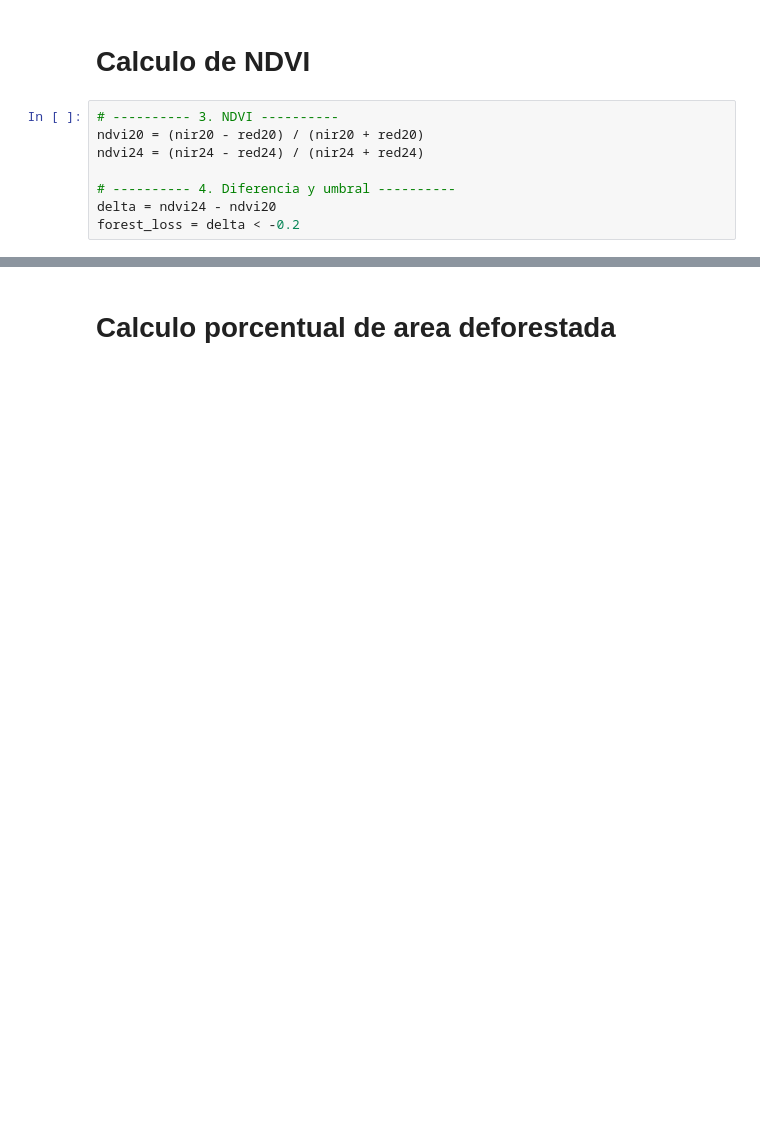
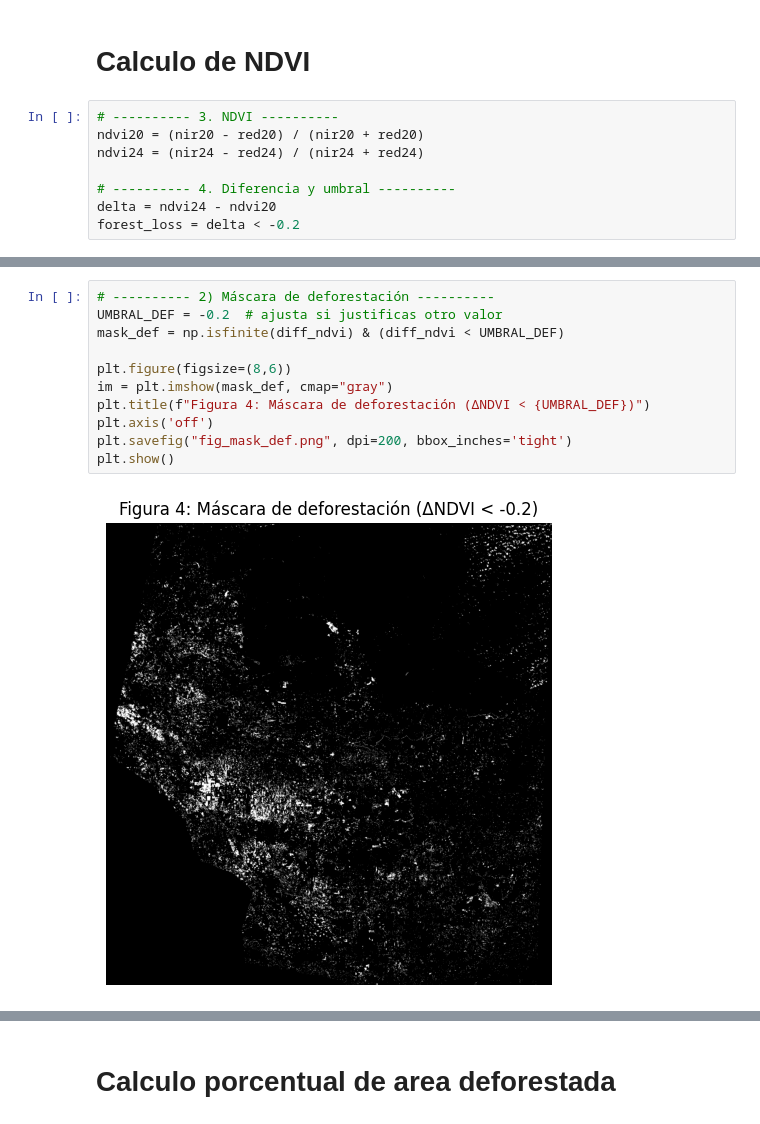
Before and after one commit to Ctribsz/Lab3-DS, a Jupyter notebook: Lab_3_Area_deforestada.ipynb, the cells around one changed output, grey strips where cells are left out. Drawn from its saved outputs; the diff is of its cells as text; blank space fills up the shorter version.

```diff
--- a/Lab_3_Area_deforestada.ipynb
+++ b/Lab_3_Area_deforestada.ipynb
@@ -44,0 +77,13 @@ forest_loss = delta < -0.2
+# %%
+# ---------- 2) Máscara de deforestación ----------
+UMBRAL_DEF = -0.2  # ajusta si justificas otro valor
+mask_def = np.isfinite(diff_ndvi) & (diff_ndvi < UMBRAL_DEF)
+
+plt.figure(figsize=(8,6))
+im = plt.imshow(mask_def, cmap="gray")
+plt.title(f"Figura 4: Máscara de deforestación (ΔNDVI < {UMBRAL_DEF})")
+plt.axis('off')
+plt.savefig("fig_mask_def.png", dpi=200, bbox_inches='tight')
+plt.show()
+# %% [output]
+[figure, added]
```
Also changed, not shown: parts of 7 cells of this notebook.
